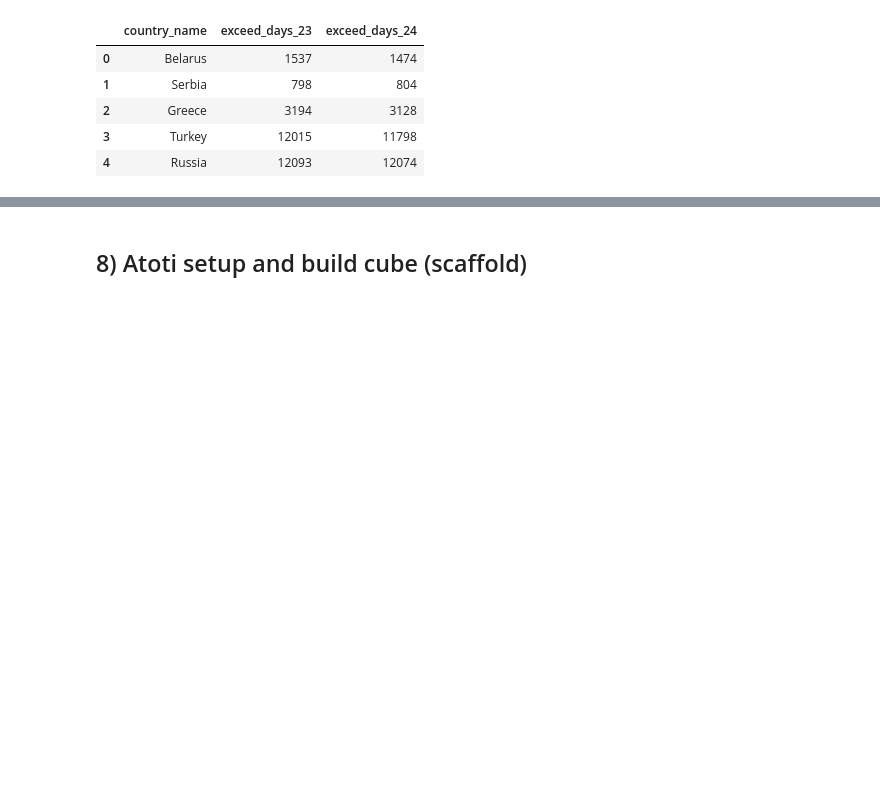
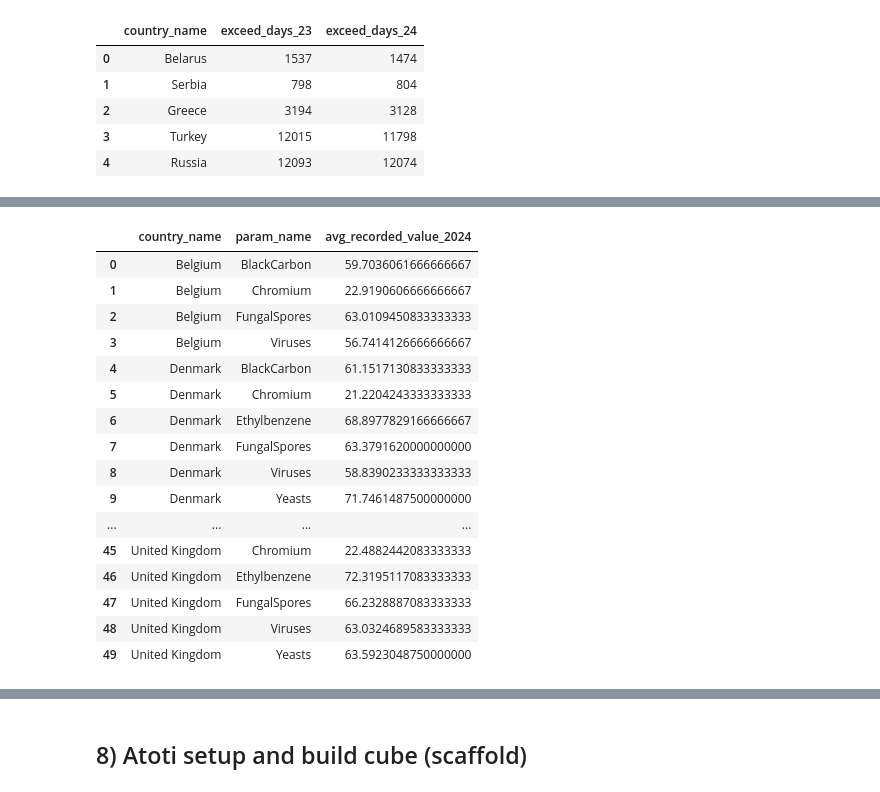
Before and after one commit to philippmoessner/tuwien_bi, a Jupyter notebook: DWH2_080/AirQ_Part2_080.ipynb, the cells around one changed output, grey strips where cells are left out. Saved outputs shown, nothing was run; the diff lists cells and outputs as text; code cells hidden in the pictures; blank space fills up the shorter version.

```diff
--- a/DWH2_080/AirQ_Part2_080.ipynb
+++ b/DWH2_080/AirQ_Part2_080.ipynb
@@ -449,0 +487,22 @@ display(df)
+# %%
+# Business question Q20
+df = run_sqlscript("sql/a2_q20_B.sql", engine=engine, progress=VERBOSE_SQL)
+display(df)
+# %% [output]
+|  | country_name | param_name | avg_recorded_value_2024 |
+| 0 | Belgium | BlackCarbon | 59.7036061666666667 |
+| 1 | Belgium | Chromium | 22.9190606666666667 |
+| 2 | Belgium | FungalSpores | 63.0109450833333333 |
+| 3 | Belgium | Viruses | 56.7414126666666667 |
+| 4 | Denmark | BlackCarbon | 61.1517130833333333 |
+| 5 | Denmark | Chromium | 21.2204243333333333 |
+| 6 | Denmark | Ethylbenzene | 68.8977829166666667 |
+| 7 | Denmark | FungalSpores | 63.3791620000000000 |
+| 8 | Denmark | Viruses | 58.8390233333333333 |
+| 9 | Denmark | Yeasts | 71.7461487500000000 |
+| ... | ... | ... | ... |
+| 45 | United Kingdom | Chromium | 22.4882442083333333 |
+| 46 | United Kingdom | Ethylbenzene | 72.3195117083333333 |
+| 47 | United Kingdom | FungalSpores | 66.2328887083333333 |
+| 48 | United Kingdom | Viruses | 63.0324689583333333 |
+| 49 | United Kingdom | Yeasts | 63.5923048750000000 |
```
Also changed, not shown: parts of 22 cells of this notebook, 12 other files.
